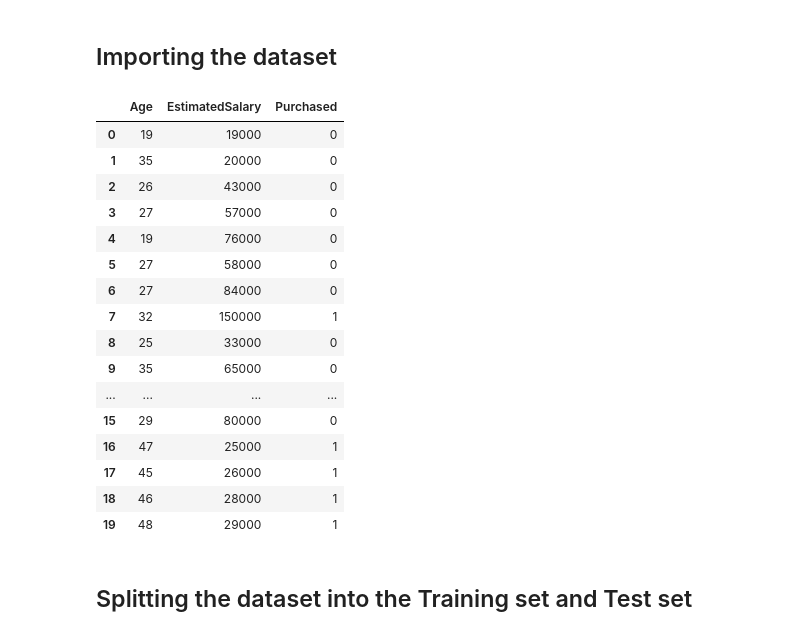
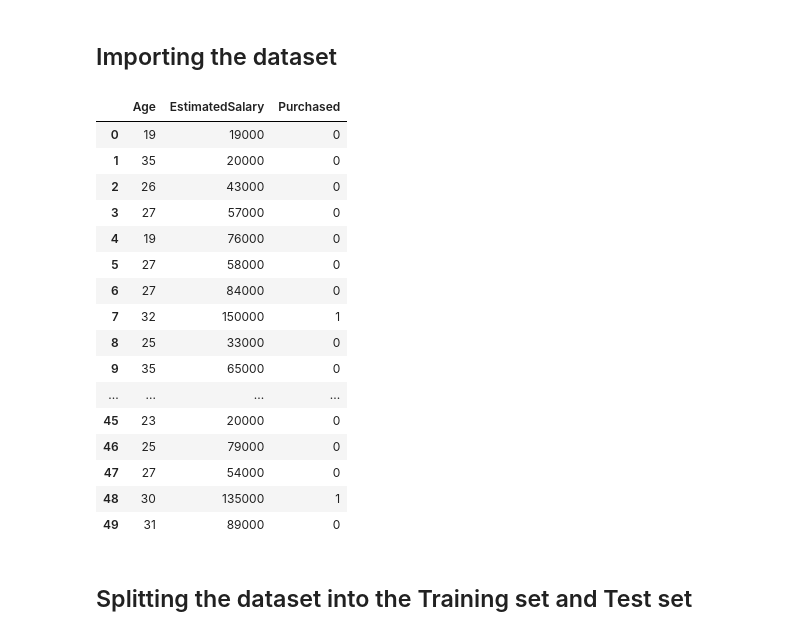
Before and after one commit to CainaRosePaul/Projects, a Jupyter notebook: support_vector_machine.ipynb, the cells around one changed output. Saved outputs shown, nothing was run; the diff lists cells and outputs as text; code cells hidden in the pictures.

```diff
--- a/support_vector_machine.ipynb
+++ b/support_vector_machine.ipynb
@@ -15,25 +15,25 @@ dataset = pd.read_csv('Social_Network_Ads.csv')
 X = dataset.iloc[:, :-1].values
 y = dataset.iloc[:, -1].values
 # %%
-dataset.head(20)
+dataset.head(50)
 # %% [output]
 |  | Age | EstimatedSalary | Purchased |
 | 0 | 19 | 19000 | 0 |
 | 1 | 35 | 20000 | 0 |
 | 2 | 26 | 43000 | 0 |
 | 3 | 27 | 57000 | 0 |
 | 4 | 19 | 76000 | 0 |
 | 5 | 27 | 58000 | 0 |
 | 6 | 27 | 84000 | 0 |
 | 7 | 32 | 150000 | 1 |
 | 8 | 25 | 33000 | 0 |
 | 9 | 35 | 65000 | 0 |
 | ... | ... | ... | ... |
-| 15 | 29 | 80000 | 0 |
-| 16 | 47 | 25000 | 1 |
-| 17 | 45 | 26000 | 1 |
-| 18 | 46 | 28000 | 1 |
-| 19 | 48 | 29000 | 1 |
+| 45 | 23 | 20000 | 0 |
+| 46 | 25 | 79000 | 0 |
+| 47 | 27 | 54000 | 0 |
+| 48 | 30 | 135000 | 1 |
+| 49 | 31 | 89000 | 0 |
 # %% [markdown]
 ## Splitting the dataset into the Training set and Test set
 # %%
```
Also changed, not shown: parts of 11 cells of this notebook.
